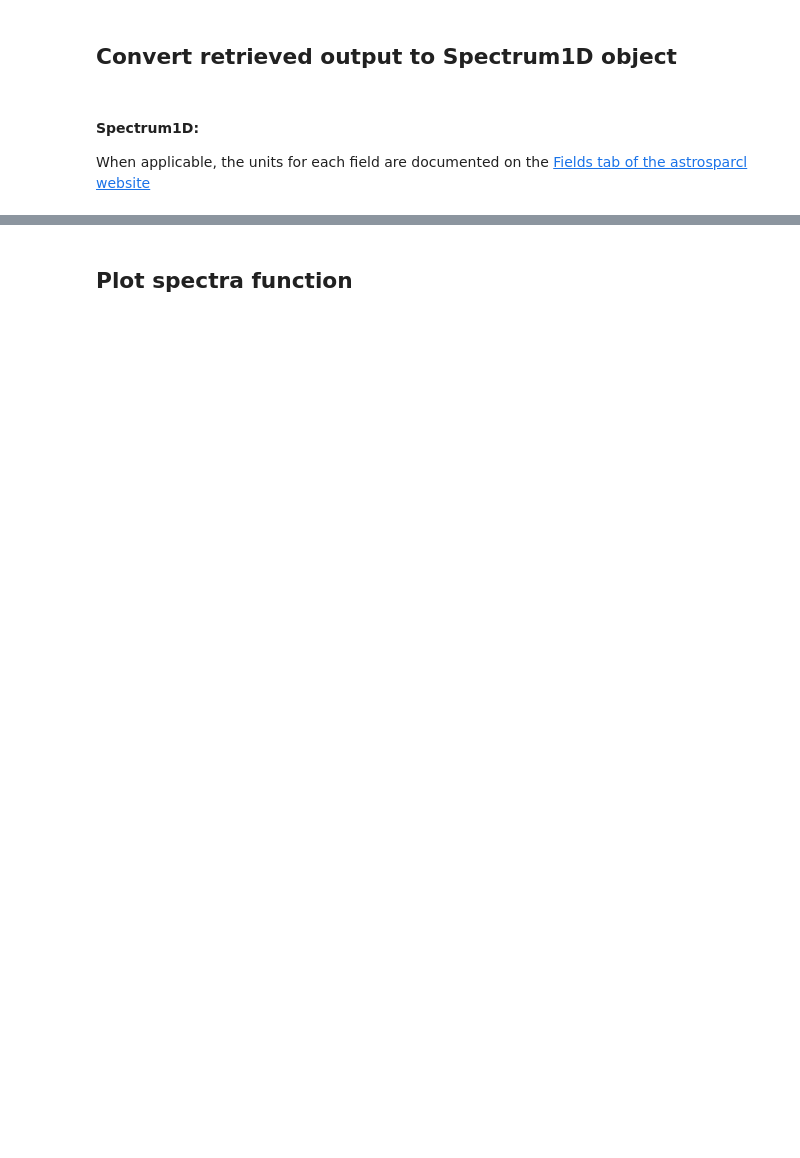
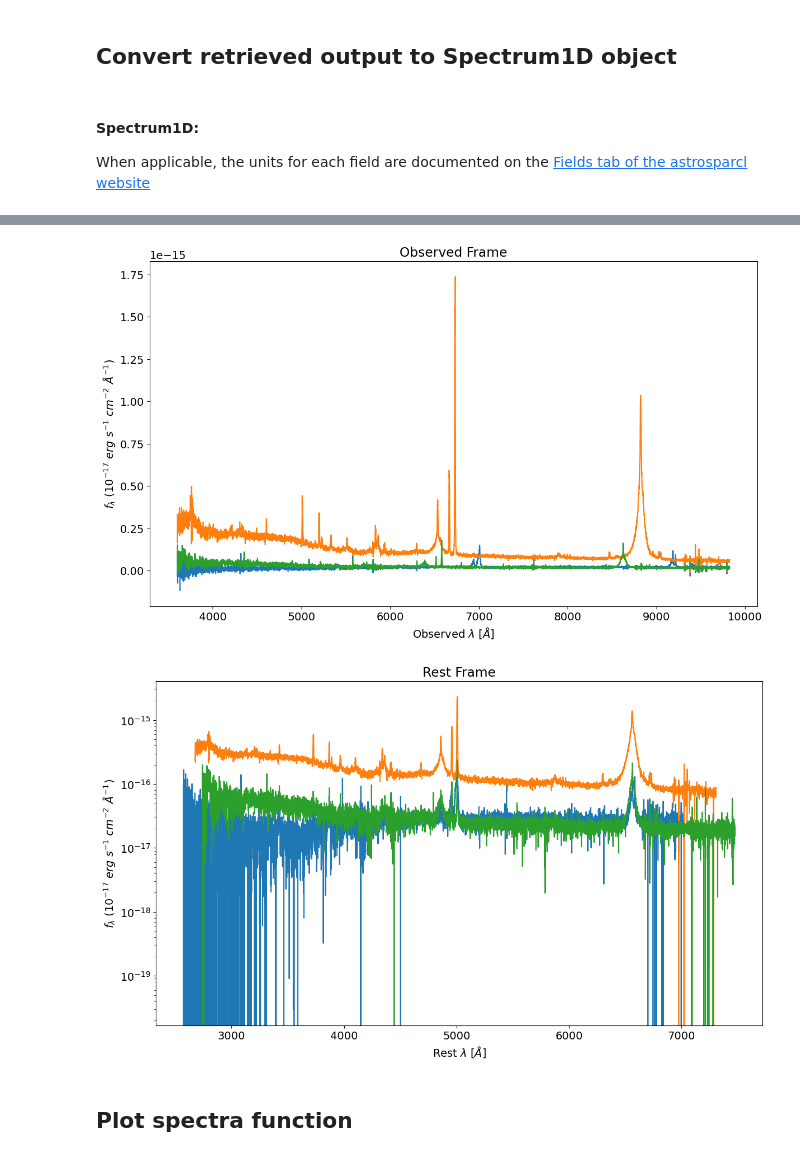
Before and after one commit to desihub/tutorials, a Jupyter notebook: database/How_to_use_SPARCL_at_NERSC.ipynb, the cells around one changed output, grey strips where cells are left out. Cells and saved outputs as stored; diff of their text form; code cells hidden in the pictures; blank space fills up the shorter version.

Commit message:
Revised nb with updated plots that use mask
Mostly a couple of cosmetic changes and improving the plots by using the mask to omit the masked values.

```diff
--- a/database/How_to_use_SPARCL_at_NERSC.ipynb
+++ b/database/How_to_use_SPARCL_at_NERSC.ipynb
@@ -281,4 +415,4 @@ specids
 # %%
 %%time
-results_II = client.retrieve_by_specid(specid_list=specids, include=inc)
+results_II = client.retrieve_by_specid(specid_list=specids, include=inc, dataset_list=['DESI-DR1'], limit=1500)
 results_II.info
@@ -338,21 +513,26 @@ specs[0]
 # %%
 # Plot a couple of examples
 f, ax = plt.subplots()
-for i in range(2):
-    ax.step(specs[i].spectral_axis, specs[i].flux)
+for i in range(3):
+    valid = specs[i].mask==0
+    ax.step(specs[i].spectral_axis[valid], specs[i].flux[valid])
 plt.title('Observed Frame')
 plt.xlabel('Observed $\lambda\ [\AA]$')
 plt.ylabel('$f_{\lambda}$ $(10^{-17}$ $erg$ $s^{-1}$ $cm^{-2}$ $\AA^{-1})$')
 plt.show()
 
 # Same two spectra in rest-frame
 f, ax = plt.subplots()
-for i in range(2):
-    ax.step(specs[i].spectral_axis/(1.+specs[i].redshift), specs[i].flux*(1.+specs[i].redshift))
+for i in range(3):
+    valid = specs[i].mask==0
+    ax.step(specs[i].spectral_axis[valid]/(1.+specs[i].redshift), specs[i].flux[valid]*(1.+specs[i].redshift))
 plt.title('Rest Frame')
 plt.xlabel('Rest $\lambda\ [\AA]$')
 plt.ylabel('$f_{\lambda}$ $(10^{-17}$ $erg$ $s^{-1}$ $cm^{-2}$ $\AA^{-1})$')
 plt.show()
+# %% [output]
+[figure, added]
+[figure, added]
 # %% [markdown]
 <a class="anchor" id="plot"></a>
 ## Plot spectra function
```
Also changed, not shown: parts of 30 cells of this notebook.
